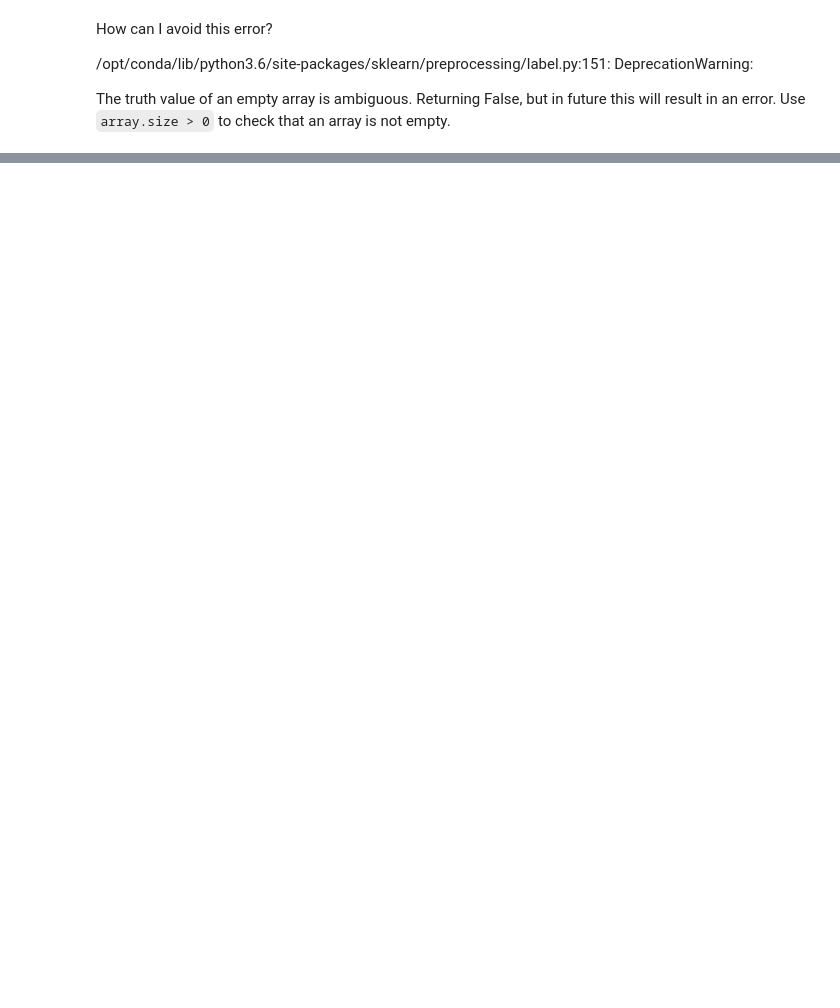
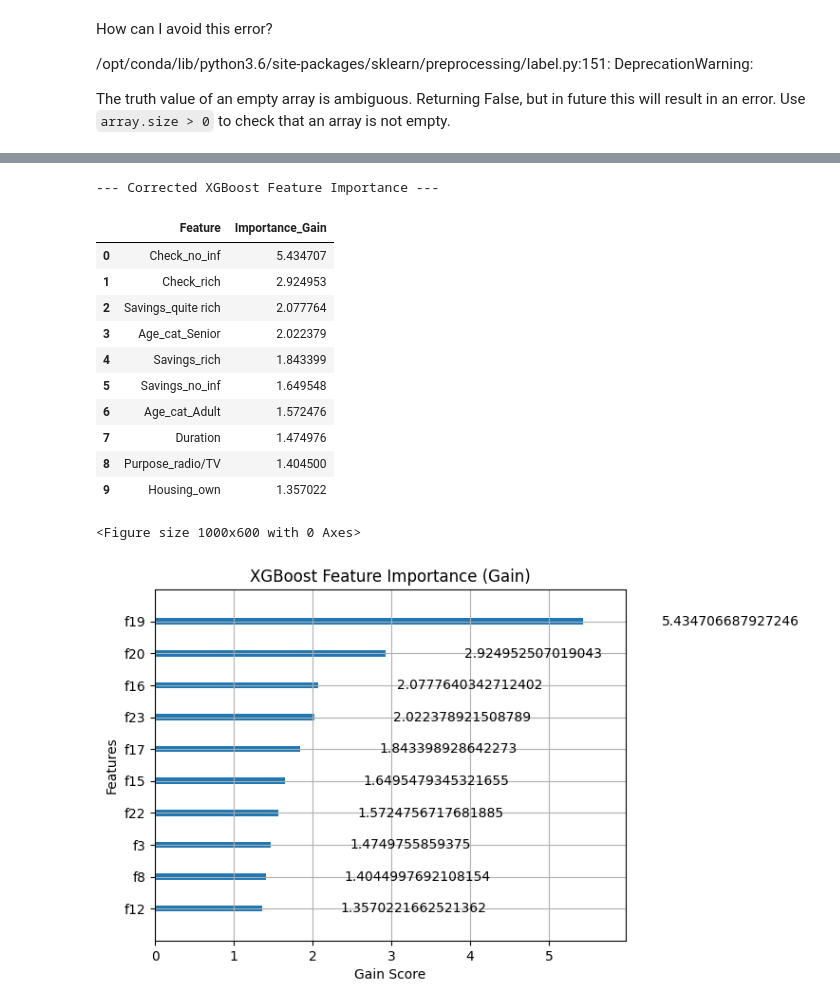
Before and after one commit to hugogs7/TXAI, a Jupyter notebook: predicting-credit-risk-model-pipeline-763ef1.ipynb, the cells around one changed output, grey strips where cells are left out. Cells and saved outputs as stored; diff of their text form; code cells hidden in the pictures; blank space fills up the shorter version.

```diff
--- a/predicting-credit-risk-model-pipeline-763ef1.ipynb
+++ b/predicting-credit-risk-model-pipeline-763ef1.ipynb
@@ -1452,0 +1583,53 @@ The truth value of an empty array is ambiguous. Returning False, but in future t
+# %%
+import xgboost as xgb
+import matplotlib.pyplot as plt
+import pandas as pd
+
+# Assuming you have trained an XGBoost model named 'xgb_model'
+# e.g., xgb_model = xgb.XGBClassifier(random_state=seed)
+#       xgb_model.fit(X_train, y_train)
+
+# 1. Extract feature importance using the 'gain' metric
+importance_dict = grid_search.best_estimator_.get_booster().get_score(importance_type='gain')
+
+# 2. Convert the dictionary into a clean Pandas DataFrame
+xgb_importance_df = pd.DataFrame({
+    'Feature': list(importance_dict.keys()),
+    'Importance_Gain': list(importance_dict.values())
+})
+
+# 3. Sort the features from most to least important
+xgb_importance_df = xgb_importance_df.sort_values(by='Importance_Gain', ascending=False).reset_index(drop=True)
+
+# 1. Create a dictionary mapping 'f0', 'f1', etc. to the actual feature names
+# enumerate() pairs the index (0, 1, 2) with the feature name
+feature_map = {f'f{i}': name for i, name in enumerate(feature_names)}
+
+# 2. Map the actual names back onto your 'Feature' column
+xgb_importance_df['Feature'] = xgb_importance_df['Feature'].map(feature_map)
+
+# 3. Display the corrected top 10
+print("\n--- Corrected XGBoost Feature Importance ---")
+display(xgb_importance_df.head(10))
+
+
+# 5. Bonus: XGBoost's built-in plotting method
+plt.figure(figsize=(10, 6))
+xgb.plot_importance(grid_search.best_estimator_, importance_type='gain', max_num_features=10,
+                    title='XGBoost Feature Importance (Gain)', xlabel='Gain Score')
+plt.show()
+# %% [output]
+--- Corrected XGBoost Feature Importance ---
+|  | Feature | Importance_Gain |
+| 0 | Check_no_inf | 5.434707 |
+| 1 | Check_rich | 2.924953 |
+| 2 | Savings_quite rich | 2.077764 |
+| 3 | Age_cat_Senior | 2.022379 |
+| 4 | Savings_rich | 1.843399 |
+| 5 | Savings_no_inf | 1.649548 |
+| 6 | Age_cat_Adult | 1.572476 |
+| 7 | Duration | 1.474976 |
+| 8 | Purpose_radio/TV | 1.404500 |
+| 9 | Housing_own | 1.357022 |
+<Figure size 1000x600 with 0 Axes>
+[figure, added]
```
Also changed, not shown: parts of 53 cells of this notebook.
